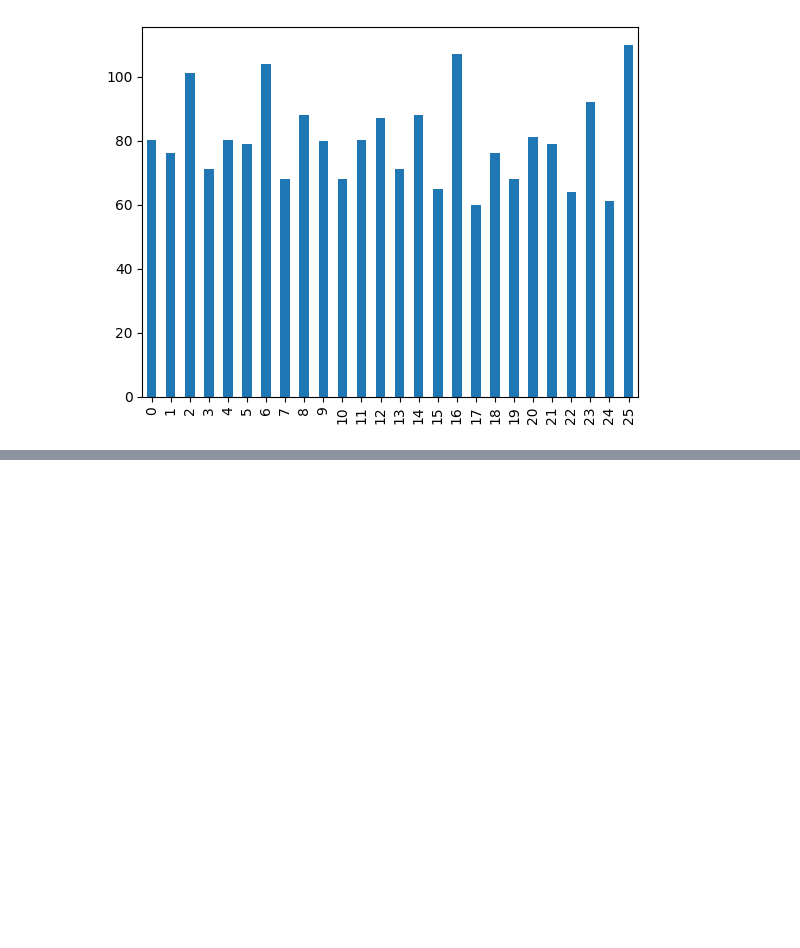
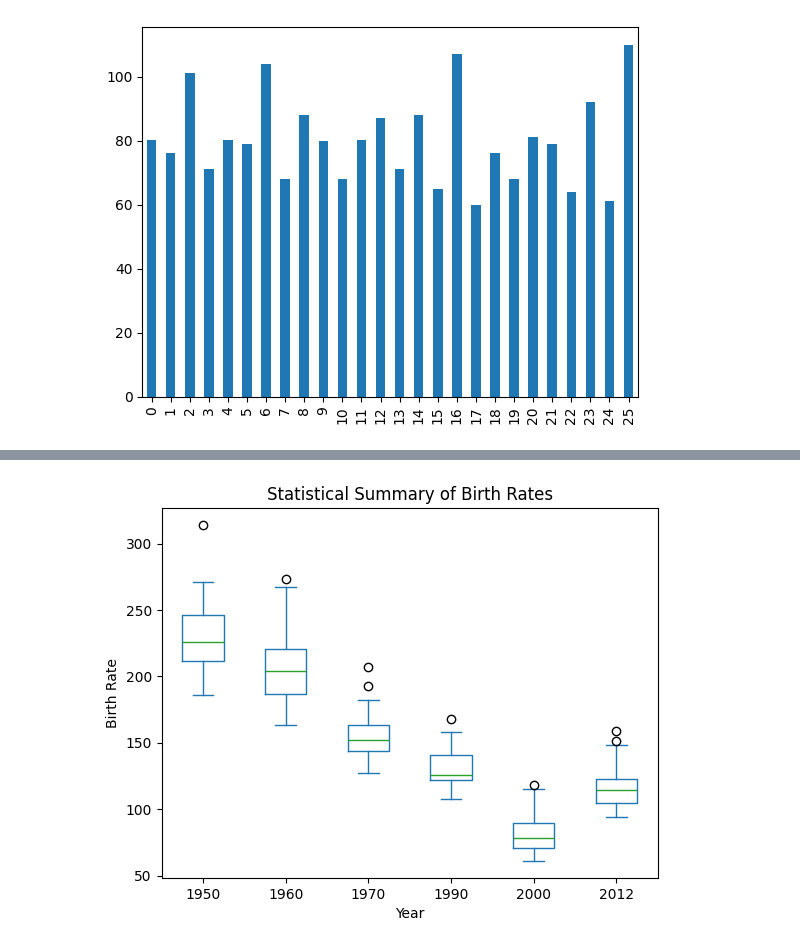
Before and after one commit to Kunandiir/GoIT_Tasks-DS-, a Jupyter notebook: Task_2/Task_2.1.ipynb, the cells around one changed output, grey strips where cells are left out. Cells and saved outputs as stored; diff of their text form; code cells hidden in the pictures; blank space fills up the shorter version.

```diff
--- a/Task_2/Task_2.1.ipynb
+++ b/Task_2/Task_2.1.ipynb
@@ -174,0 +230,10 @@ plt.show()
+# %%
+# 4
+
+table.plot(kind='box')
+plt.title('Statistical Summary of Birth Rates')
+plt.xlabel('Year')
+plt.ylabel('Birth Rate')
+plt.show()
+# %% [output]
+[figure, added]
```
Also changed, not shown: parts of 9 cells of this notebook, 4 other files.
